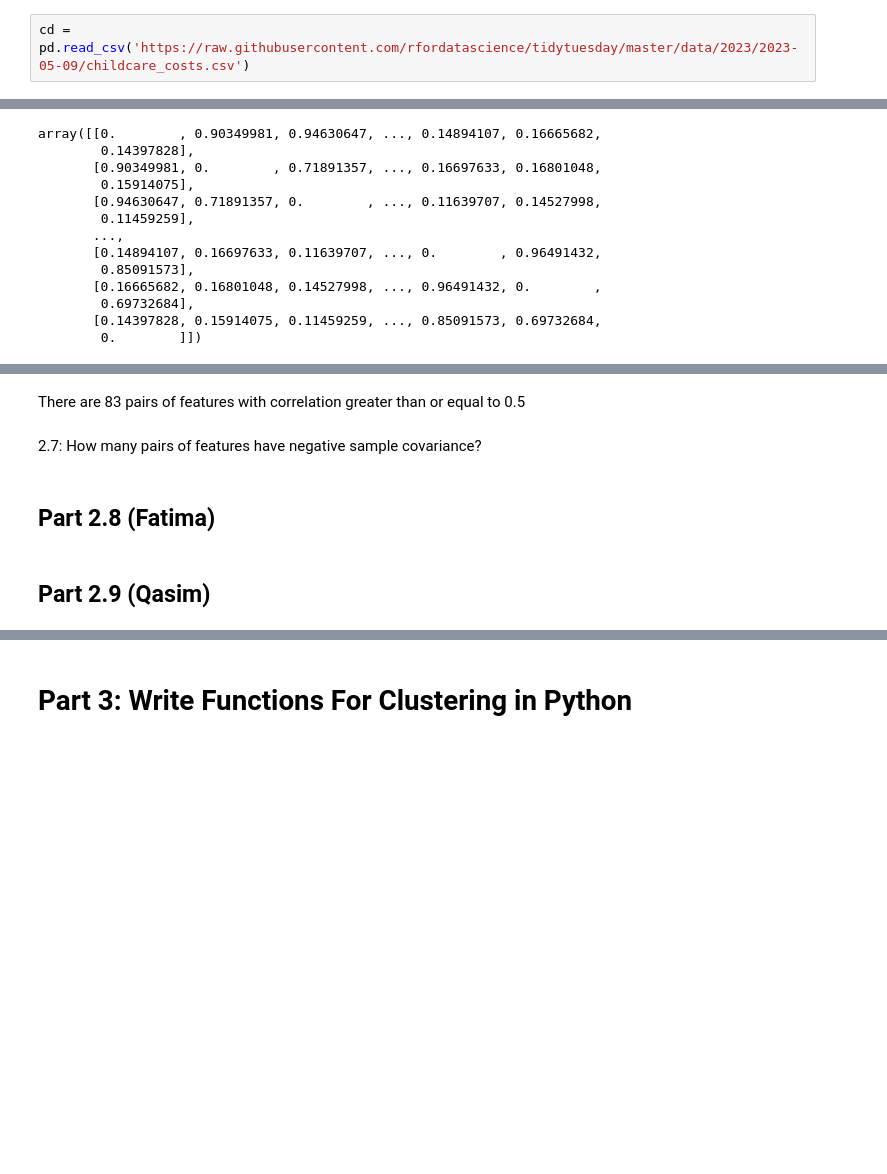
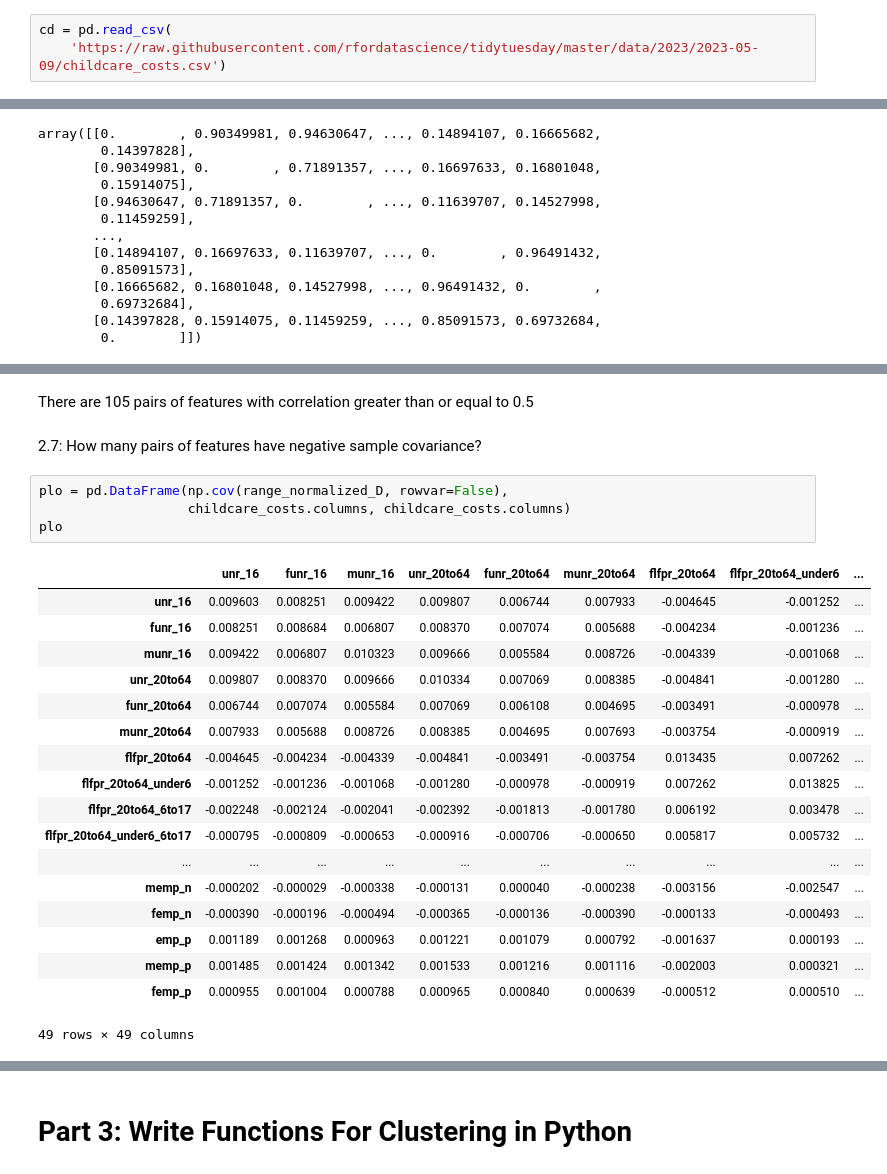
Before and after one commit to CategorIAN/CSCI_550_Project1, a Jupyter notebook: CSCI550MP1.ipynb, the cells around one changed output, grey strips where cells are left out. Cells and saved outputs as stored; diff of their text form; blank space fills up the shorter version.

```diff
--- a/CSCI550MP1.ipynb
+++ b/CSCI550MP1.ipynb
@@ -65,7 +65,8 @@ import pandas as pd
 import numpy as np
 import openpyxl as xls
 # %%
-cd = pd.read_csv('https://raw.githubusercontent.com/rfordatascience/tidytuesday/master/data/2023/2023-05-09/childcare_costs.csv')
+cd = pd.read_csv(
+    'https://raw.githubusercontent.com/rfordatascience/tidytuesday/master/data/2023/2023-05-09/childcare_costs.csv')
 # %%
 cd.head()
 # %% [output]
@@ -546,8 +569,27 @@ len(lt)
 # %% [markdown]
-There are 83 pairs of features with correlation greater than or equal to 0.5
+There are 105 pairs of features with correlation greater than or equal to 0.5
 # %% [markdown]
 2.7: How many pairs of features have negative sample covariance?
-# %% [markdown]
-## Part 2.8 (Fatima)
-# %% [markdown]
-## Part 2.9 (Qasim)
+# %%
+plo = pd.DataFrame(np.cov(range_normalized_D, rowvar=False),
+                   childcare_costs.columns, childcare_costs.columns)
+plo
+# %% [output]
+|  | unr_16 | funr_16 | munr_16 | unr_20to64 | funr_20to64 | munr_20to64 | flfpr_20to64 | flfpr_20to64_under6 | ... |
+| unr_16 | 0.009603 | 0.008251 | 0.009422 | 0.009807 | 0.006744 | 0.007933 | -0.004645 | -0.001252 | ... |
+| funr_16 | 0.008251 | 0.008684 | 0.006807 | 0.008370 | 0.007074 | 0.005688 | -0.004234 | -0.001236 | ... |
+| munr_16 | 0.009422 | 0.006807 | 0.010323 | 0.009666 | 0.005584 | 0.008726 | -0.004339 | -0.001068 | ... |
+| unr_20to64 | 0.009807 | 0.008370 | 0.009666 | 0.010334 | 0.007069 | 0.008385 | -0.004841 | -0.001280 | ... |
+| funr_20to64 | 0.006744 | 0.007074 | 0.005584 | 0.007069 | 0.006108 | 0.004695 | -0.003491 | -0.000978 | ... |
+| munr_20to64 | 0.007933 | 0.005688 | 0.008726 | 0.008385 | 0.004695 | 0.007693 | -0.003754 | -0.000919 | ... |
+| flfpr_20to64 | -0.004645 | -0.004234 | -0.004339 | -0.004841 | -0.003491 | -0.003754 | 0.013435 | 0.007262 | ... |
+| flfpr_20to64_under6 | -0.001252 | -0.001236 | -0.001068 | -0.001280 | -0.000978 | -0.000919 | 0.007262 | 0.013825 | ... |
+| flfpr_20to64_6to17 | -0.002248 | -0.002124 | -0.002041 | -0.002392 | -0.001813 | -0.001780 | 0.006192 | 0.003478 | ... |
+| flfpr_20to64_under6_6to17 | -0.000795 | -0.000809 | -0.000653 | -0.000916 | -0.000706 | -0.000650 | 0.005817 | 0.005732 | ... |
+| ... | ... | ... | ... | ... | ... | ... | ... | ... | ... |
+| memp_n | -0.000202 | -0.000029 | -0.000338 | -0.000131 | 0.000040 | -0.000238 | -0.003156 | -0.002547 | ... |
+| femp_n | -0.000390 | -0.000196 | -0.000494 | -0.000365 | -0.000136 | -0.000390 | -0.000133 | -0.000493 | ... |
+| emp_p | 0.001189 | 0.001268 | 0.000963 | 0.001221 | 0.001079 | 0.000792 | -0.001637 | 0.000193 | ... |
+| memp_p | 0.001485 | 0.001424 | 0.001342 | 0.001533 | 0.001216 | 0.001116 | -0.002003 | 0.000321 | ... |
+| femp_p | 0.000955 | 0.001004 | 0.000788 | 0.000965 | 0.000840 | 0.000639 | -0.000512 | 0.000510 | ... |
+49 rows × 49 columns
```
Also changed, not shown: parts of 43 cells of this notebook.
